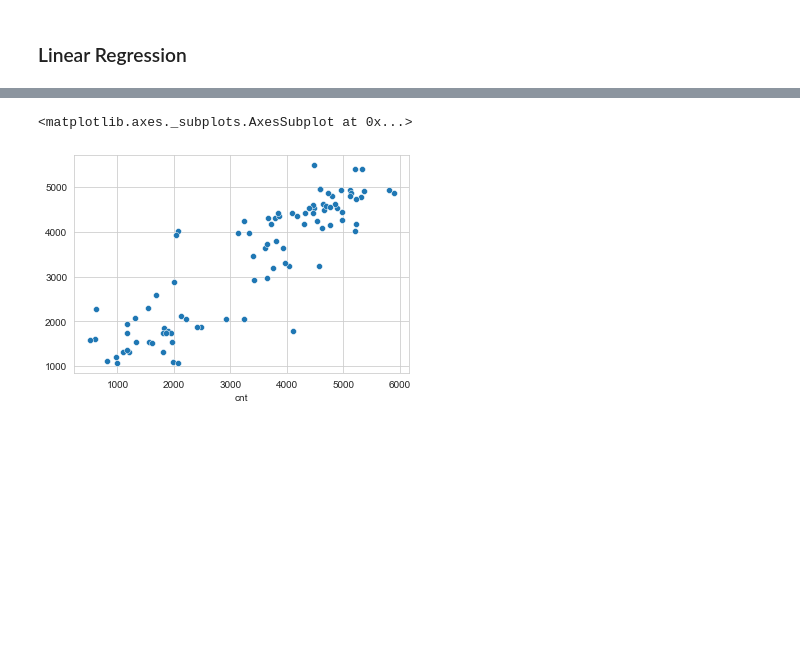
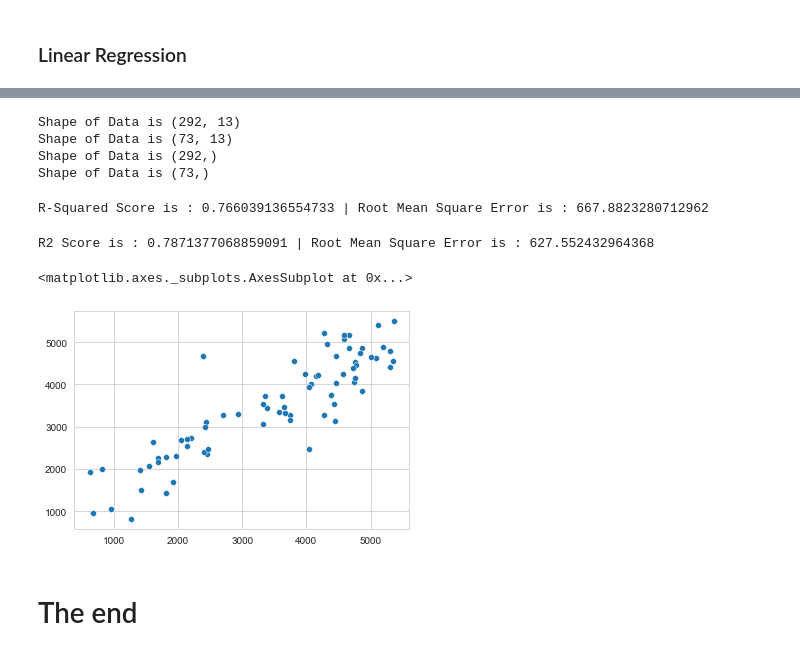
Before and after one commit to NaamaJan/kaggle-bike-sharing, a Jupyter notebook: Bike Sharing.ipynb, the cells around one changed output, grey strips where cells are left out. Cells and saved outputs as stored; diff of their text form; code cells hidden in the pictures; blank space fills up the shorter version.

```diff
--- a/Bike Sharing.ipynb
+++ b/Bike Sharing.ipynb
@@ -374,0 +860,6 @@ models_rmsle_error_list.append({"model": "svm", "rmsle": rmsle_v2(y=y_validation
+# %%
+pca = PCA(n_components=13)
+X = df_std.drop('cnt',axis=1)
+X_pca = pca.fit_transform(X)
+df_std_pca = pd.DataFrame(X_pca,columns=['PCA1','PCA2','PCA3','PCA4','PCA5','PCA6','PCA7','PCA8','PCA9','PCA10','PCA11','PCA12','PCA13'])
+df_std_pca['cnt'] = df_std['cnt']
@@ -375,5 +884,40 @@ models_rmsle_error_list.append({"model": "svm", "rmsle": rmsle_v2(y=y_validation
+# %%
+# Split data into Training and testing
+from sklearn.model_selection import train_test_split
+X = np.array(df_std_pca.drop('cnt',axis=1))
+y = np.array(df_std_pca['cnt'])
+X_train,X_test,y_train,y_test = train_test_split(X,y,test_size=0.2)
+for i in [X_train,X_test,y_train,y_test]:
+    print("Shape of Data is {}".format(i.shape))
+# %% [output]
+Shape of Data is (292, 13)
+Shape of Data is (73, 13)
+Shape of Data is (292,)
+Shape of Data is (73,)
+# %%
+# Lets train our model on training data and predict also on training to see results
+from sklearn.metrics import r2_score
+from sklearn.metrics import mean_squared_error
+lr = LinearRegression()
+lr.fit(X_train,y_train)
+y_pred = lr.predict(X_train)
+r2 = r2_score(y_train,y_pred)
+rmse = np.sqrt(mean_squared_error(y_train,y_pred))
+print('R-Squared Score is : {} | Root Mean Square Error is : {}'.format(r2,rmse))
+# %% [output]
+R-Squared Score is : 0.766039136554733 | Root Mean Square Error is : 667.8823280712962
+# %%
+# Lets train our model on training data and predict on testing to see results
+lr = LinearRegression()
+lr.fit(X_train,y_train)
+y_pred = lr.predict(X_test)
+r2 = r2_score(y_test,y_pred)
+rmse = np.sqrt(mean_squared_error(y_test,y_pred))
+print('R2 Score is : {} | Root Mean Square Error is : {}'.format(r2,rmse))
+# %% [output]
+R2 Score is : 0.7871377068859091 | Root Mean Square Error is : 627.552432964368
 # %%
-sns.scatterplot(y_validation, knn_pred_validation)
+sns.scatterplot(y_test, y_pred)
 # %% [output]
 <matplotlib.axes._subplots.AxesSubplot at 0x...>
-[figure, old version]
+[figure, new version]
@@ -382,0 +924,2 @@ write_sample_submission_to_csv("knn_1.csv", knn_pred_test)
+# %% [markdown]
+# The end
```
Also changed, not shown: parts of 121 cells of this notebook.
